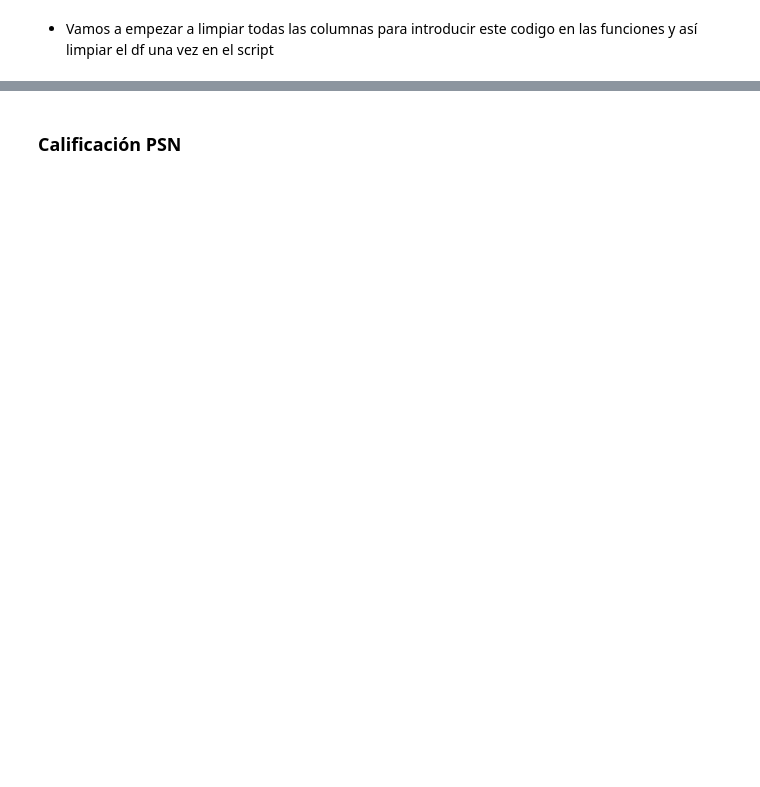
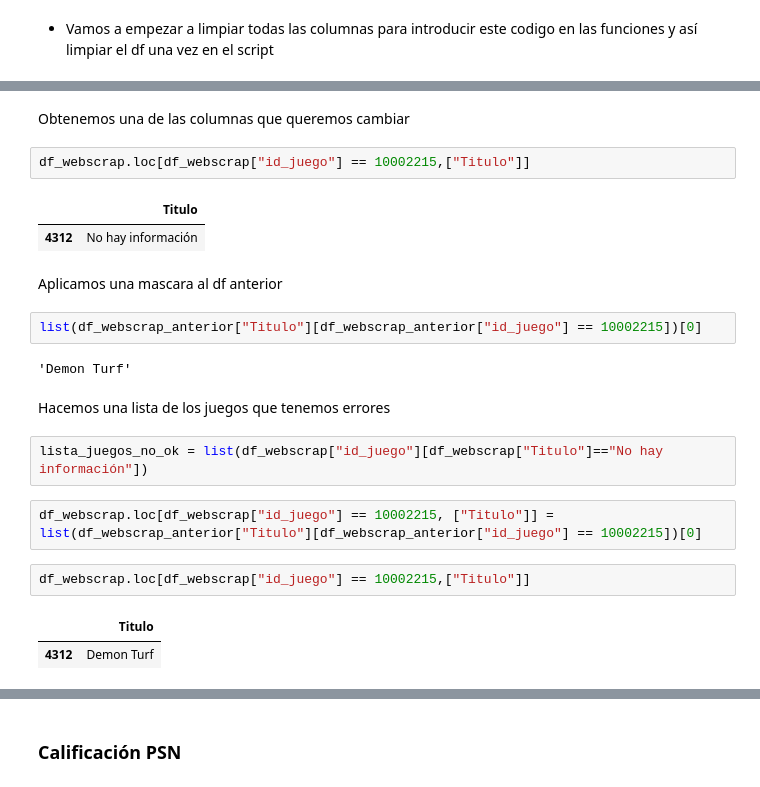
Before and after one commit to svalencia-romero/GamePriceTracker, a Jupyter notebook: notebooks/Limpieza_df.ipynb, the cells around one changed output, grey strips where cells are left out. Drawn from its saved outputs; the diff is of its cells as text; blank space fills up the shorter version.

```diff
--- a/notebooks/Limpieza_df.ipynb
+++ b/notebooks/Limpieza_df.ipynb
@@ -37,0 +52,24 @@ memory usage: 1.2+ MB
+# %% [markdown]
+Obtenemos una de las columnas que queremos cambiar
+# %%
+df_webscrap.loc[df_webscrap["id_juego"] == 10002215,["Titulo"]]
+# %% [output]
+|  | Titulo |
+| 4312 | No hay información |
+# %% [markdown]
+Aplicamos una mascara al df anterior
+# %%
+list(df_webscrap_anterior["Titulo"][df_webscrap_anterior["id_juego"] == 10002215])[0]
+# %% [output]
+'Demon Turf'
+# %% [markdown]
+Hacemos una lista de los juegos que tenemos errores
+# %%
+lista_juegos_no_ok = list(df_webscrap["id_juego"][df_webscrap["Titulo"]=="No hay información"])
+# %%
+df_webscrap.loc[df_webscrap["id_juego"] == 10002215, ["Titulo"]] = list(df_webscrap_anterior["Titulo"][df_webscrap_anterior["id_juego"] == 10002215])[0]
+# %%
+df_webscrap.loc[df_webscrap["id_juego"] == 10002215,["Titulo"]]
+# %% [output]
+|  | Titulo |
+| 4312 | Demon Turf |
```
Also changed, not shown: parts of 16 cells of this notebook, 6 other files.
